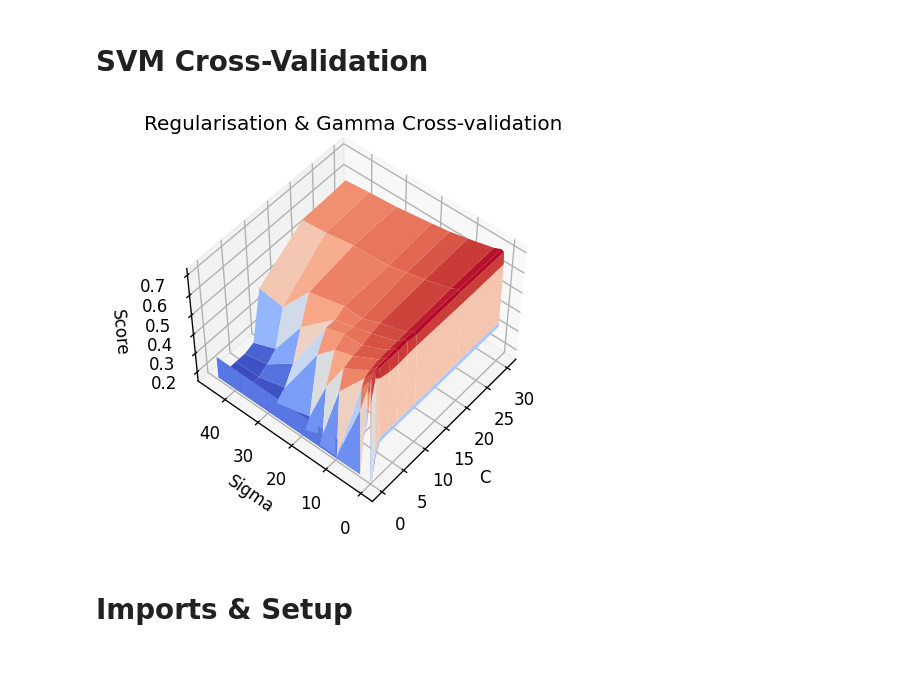
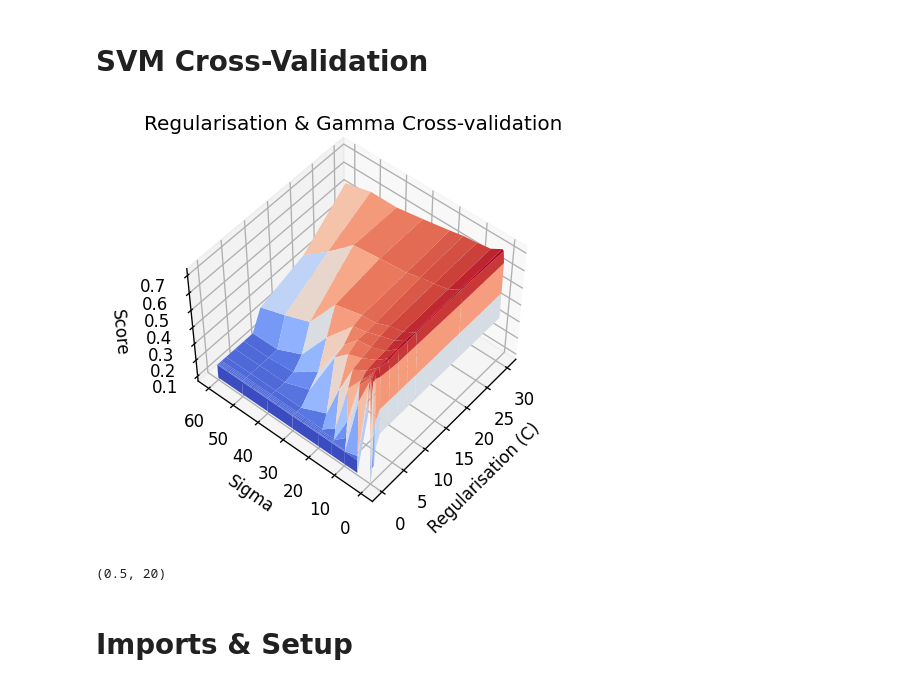
Before and after one commit to Sarsoo/listening-analysis, a Jupyter notebook: playlist-classifier.ipynb, the cells around one changed output. Cells and saved outputs as stored; diff of their text form; code cells hidden in the pictures.

```diff
--- a/playlist-classifier.ipynb
+++ b/playlist-classifier.ipynb
@@ -48,10 +48,10 @@ data_train, data_test, labels_train, labels_test = train_test_split(dataset, lab
 Support Vector Machine
 # %%
 ### TRAIN ###
-clf = svm.SVC()
+clf = svm.SVC(kernel='rbf')
 clf.fit(data_train, labels_train)
 
-wclf = svm.SVC(class_weight='balanced') # weight classes based on prevalence
+wclf = svm.SVC(kernel='rbf', gamma = 1/(2*(sig_max**2)), C=c_max, class_weight='balanced') # weight classes based on prevalence
 wclf.fit(data_train, labels_train)
 
 lclf = svm.SVC(kernel='linear', class_weight='balanced')
@@ -190,42 +190,45 @@ BO$$ (Fifth Harmony) could be EDM ✗
 # %%
 # %matplotlib widget
 
-sigma = [0.01, 0.03, 0.1, 0.3, 1, 3, 10, 15, 20, 30, 38, 45]
-C = [0.01, 0.03, 0.1, 0.3, 1, 2, 4, 6, 8, 10, 20, 30]
+sigma = [0.01, 0.05, 0.1, 0.5, 1, 5, 10, 15, 20, 30, 40, 50, 60] # for gamma paramater, for non-linear hyperplanes. Higher gammas (lower sigmas)
+C = [0.01, 0.03, 0.1, 0.25, 0.5, 0.75, 1, 2, 4, 6, 8, 10, 20, 30] # for C. Penalty for error term. Balances smooth decision boundary with correctly classifying points (wiggle)
 # sigma = [0.01, 0.03]
 # C = [0.01, 0.03, 2]
 
 scores = np.zeros((len(sigma), len(C)))
 param_pairs = list()
 
 for x, s in enumerate(sigma):
     for y, c in enumerate(C):
         clf = svm.SVC(kernel='rbf', gamma = 1/(2*(s**2)), C=c, class_weight='balanced')
         clf.fit(data_train, labels_train)
         scores[x, y] = clf.score(data_test, labels_test)
         param_pairs.append((s, c))
 #         print(scores[x, y], s, c)
 
 # print(scores)
 
 index = np.argmax(scores)
 sig_max, c_max = param_pairs[index]
 
 X, Y = np.meshgrid(C, sigma)
 
 fig = plt.figure()
 ax = plt.axes(projection='3d')
 surf = ax.plot_surface(X, Y, scores, cmap=mpl.cm.coolwarm)
 ax.set_title('Regularisation & Gamma Cross-validation')
-ax.set_xlabel('C')
+# ax.set_xscale('log')
+ax.set_xlabel('Regularisation (C)')
 ax.set_ylabel('Sigma')
 ax.set_zlabel('Score')
 ax.view_init(50, -140)
 
 # fig.colorbar(surf, shrink=0.3, aspect=6)
 plt.show()
+sig_max, c_max
 # %% [output]
-[figure, old version]
+[figure, new version]
+(0.5, 20)
 # %% [markdown]
 # Imports & Setup
 # %%
```
Also changed, not shown: parts of 4 cells of this notebook, 2 other files.
